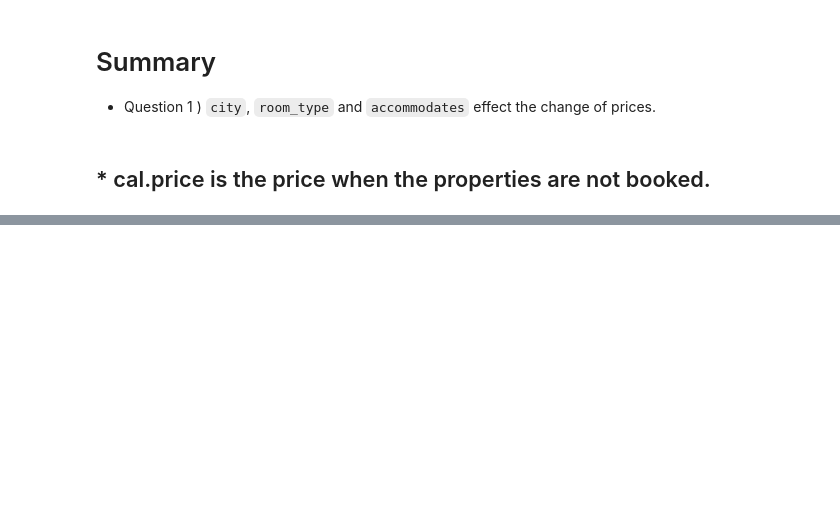
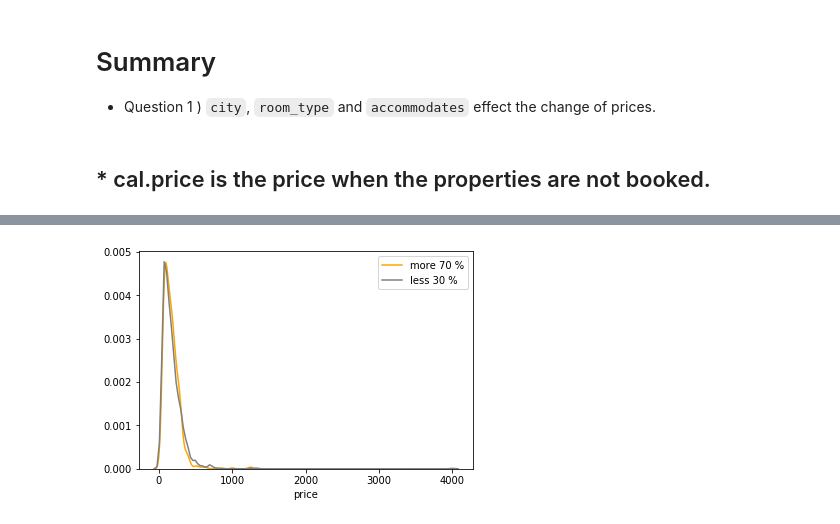
Before and after one commit to yuckiymouse/udacity_pro1_boston_airbnb, a Jupyter notebook: boston-airbnb-data.ipynb, the cells around one changed output, grey strips where cells are left out. Saved outputs shown, nothing was run; the diff lists cells and outputs as text; code cells hidden in the pictures; blank space fills up the shorter version.

```diff
--- a/boston-airbnb-data.ipynb
+++ b/boston-airbnb-data.ipynb
@@ -960,0 +332,15 @@ lis[lis.instant_bookable == 't']
+# %%
+more_df_price = []
+for more_id in more_booked_id:
+#     print(more_id)
+    more_df_price.append(lis[lis.id == more_id].price.values[0])
+# %%
+less_df_price = []
+for less_id in less_booked_id:
+    less_df_price.append(lis[lis.id == less_id].price.values[0])
+# %%
+more_df = pd.DataFrame()
+more_df['price'] = more_df_price
+# %%
+less_df = pd.DataFrame()
+less_df['price'] = less_df_price
@@ -960,0 +371,5 @@ lis[lis.instant_bookable == 't']
+# %%
+sns.distplot(a=more_df['price'], bins=40, hist=False, color='orange', label='more 70 %');
+sns.distplot(a=less_df['price'], bins=40, hist=False, color='gray', label='less 30 %');
+# %% [output]
+[figure, added]
```
Also changed, not shown: parts of 101 cells of this notebook.
